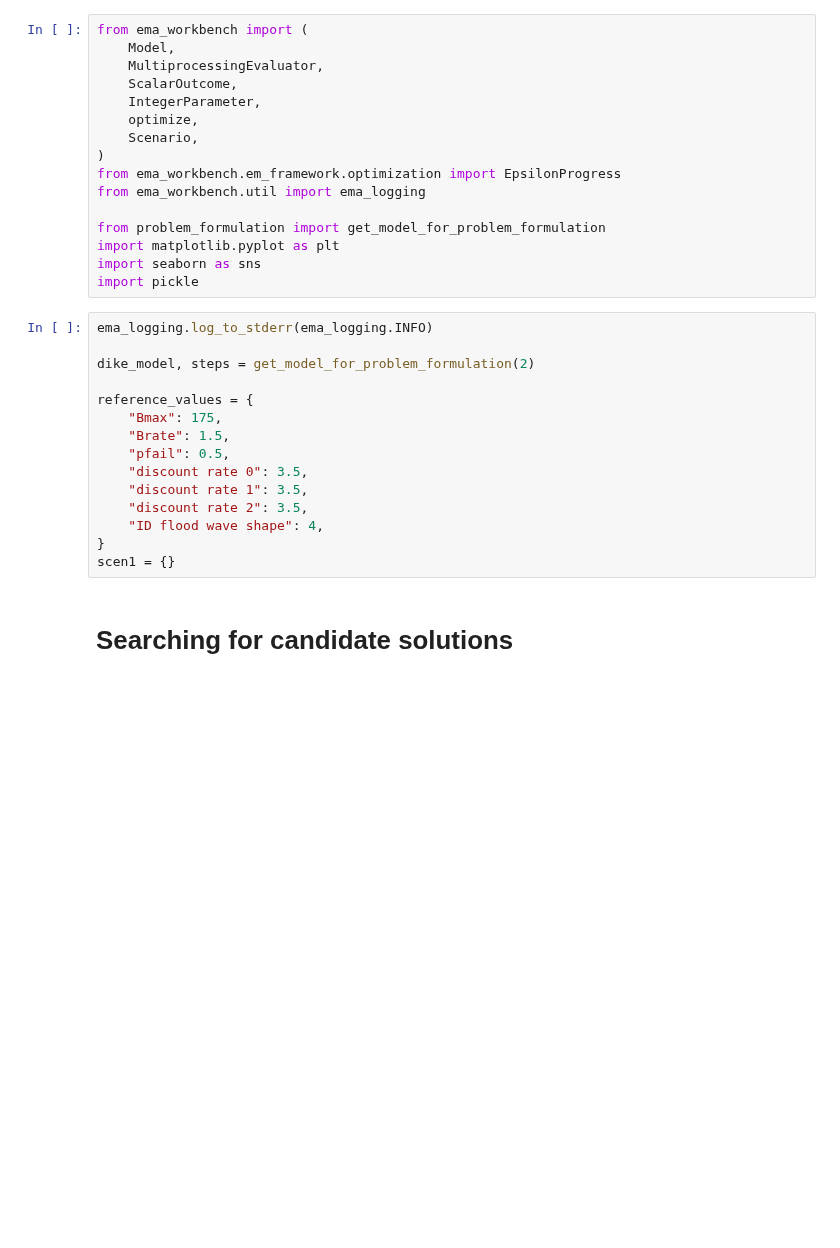
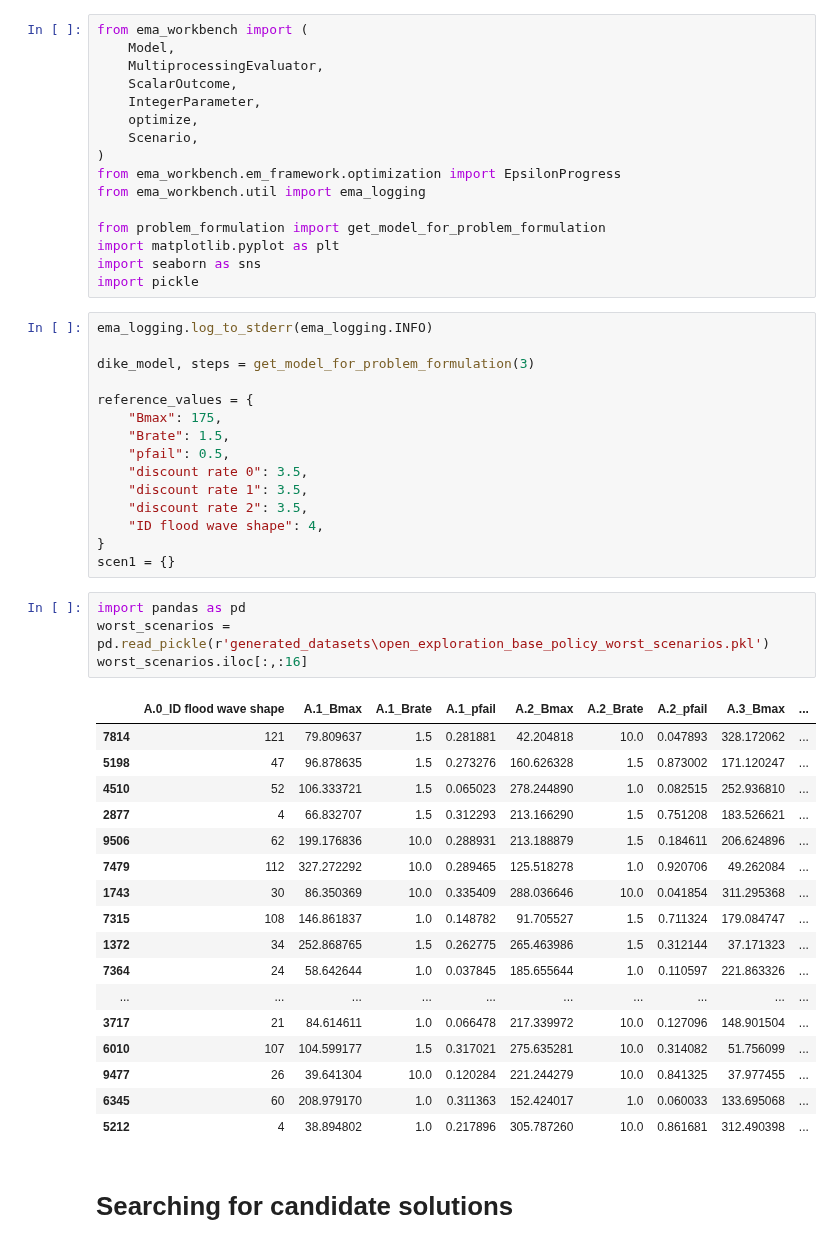
Before and after one commit to JasperBaars/EPA1361_Model-based_Decision-making, a Jupyter notebook: Final Assignment EPA1361/MOEA.ipynb, the cells around one changed output. Drawn from its saved outputs; the diff is of its cells as text; blank space fills up the shorter version.

```diff
--- a/Final Assignment EPA1361/MOEA.ipynb
+++ b/Final Assignment EPA1361/MOEA.ipynb
@@ -17,7 +17,7 @@ import pickle
 # %%
 ema_logging.log_to_stderr(ema_logging.INFO)
 
-dike_model, steps = get_model_for_problem_formulation(2)
+dike_model, steps = get_model_for_problem_formulation(3)
 
 reference_values = {
     "Bmax": 175,
@@ -29,6 +29,28 @@ reference_values = {
     "ID flood wave shape": 4,
 }
 scen1 = {}
+# %%
+import pandas as pd
+worst_scenarios = pd.read_pickle(r'generated_datasets\open_exploration_base_policy_worst_scenarios.pkl')
+worst_scenarios.iloc[:,:16]
+# %% [output]
+|  | A.0_ID flood wave shape | A.1_Bmax | A.1_Brate | A.1_pfail | A.2_Bmax | A.2_Brate | A.2_pfail | A.3_Bmax | ... |
+| 7814 | 121 | 79.809637 | 1.5 | 0.281881 | 42.204818 | 10.0 | 0.047893 | 328.172062 | ... |
+| 5198 | 47 | 96.878635 | 1.5 | 0.273276 | 160.626328 | 1.5 | 0.873002 | 171.120247 | ... |
+| 4510 | 52 | 106.333721 | 1.5 | 0.065023 | 278.244890 | 1.0 | 0.082515 | 252.936810 | ... |
+| 2877 | 4 | 66.832707 | 1.5 | 0.312293 | 213.166290 | 1.5 | 0.751208 | 183.526621 | ... |
+| 9506 | 62 | 199.176836 | 10.0 | 0.288931 | 213.188879 | 1.5 | 0.184611 | 206.624896 | ... |
+| 7479 | 112 | 327.272292 | 10.0 | 0.289465 | 125.518278 | 1.0 | 0.920706 | 49.262084 | ... |
+| 1743 | 30 | 86.350369 | 10.0 | 0.335409 | 288.036646 | 10.0 | 0.041854 | 311.295368 | ... |
+| 7315 | 108 | 146.861837 | 1.0 | 0.148782 | 91.705527 | 1.5 | 0.711324 | 179.084747 | ... |
+| 1372 | 34 | 252.868765 | 1.5 | 0.262775 | 265.463986 | 1.5 | 0.312144 | 37.171323 | ... |
+| 7364 | 24 | 58.642644 | 1.0 | 0.037845 | 185.655644 | 1.0 | 0.110597 | 221.863326 | ... |
+| ... | ... | ... | ... | ... | ... | ... | ... | ... | ... |
+| 3717 | 21 | 84.614611 | 1.0 | 0.066478 | 217.339972 | 10.0 | 0.127096 | 148.901504 | ... |
+| 6010 | 107 | 104.599177 | 1.5 | 0.317021 | 275.635281 | 10.0 | 0.314082 | 51.756099 | ... |
+| 9477 | 26 | 39.641304 | 10.0 | 0.120284 | 221.244279 | 10.0 | 0.841325 | 37.977455 | ... |
+| 6345 | 60 | 208.979170 | 1.0 | 0.311363 | 152.424017 | 1.0 | 0.060033 | 133.695068 | ... |
+| 5212 | 4 | 38.894802 | 1.0 | 0.217896 | 305.787260 | 10.0 | 0.861681 | 312.490398 | ... |
 # %% [markdown]
 # Searching for candidate solutions
 # %%
```
Also changed, not shown: parts of 1 cell of this notebook, 5 other files.
